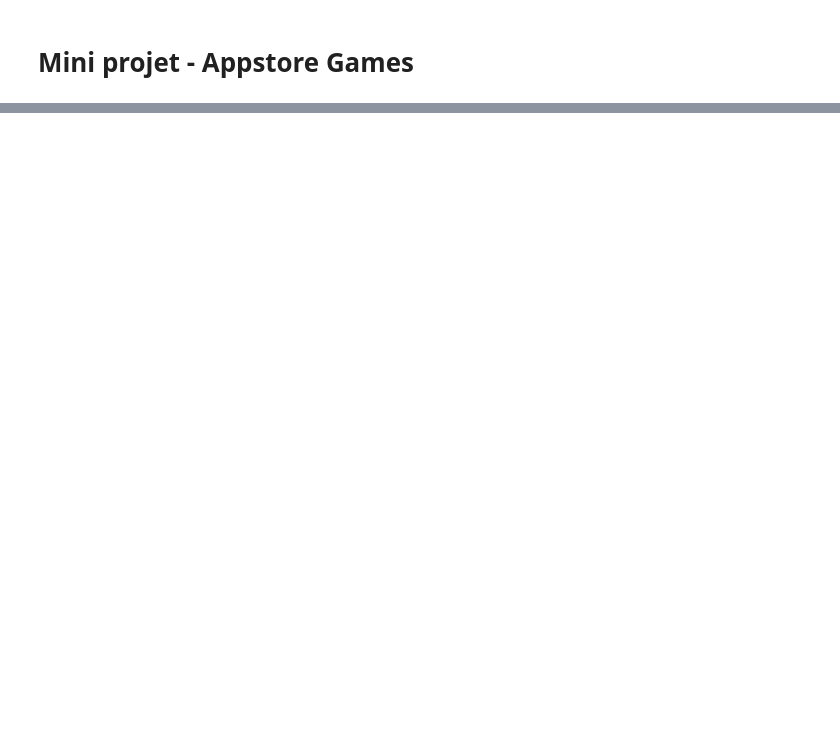
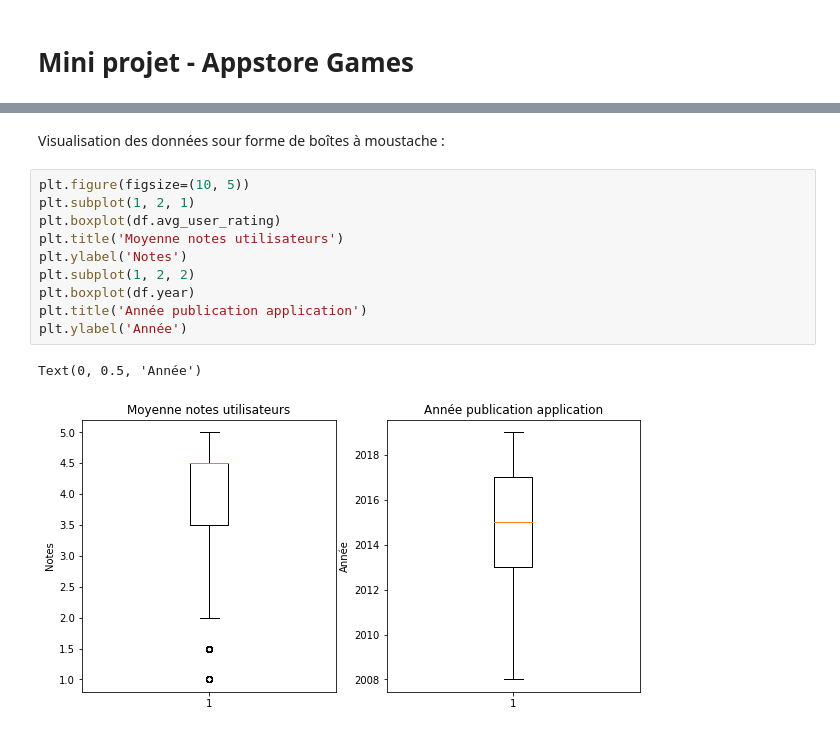
Before and after one commit to MaximeDubost/Python-H3, a Jupyter notebook: appstore_games.ipynb, the cells around one changed output, grey strips where cells are left out. Saved outputs shown, nothing was run; the diff lists cells and outputs as text; blank space fills up the shorter version.

```diff
--- a/appstore_games.ipynb
+++ b/appstore_games.ipynb
@@ -102,0 +133,15 @@ plt.show()
+# %% [markdown]
+Visualisation des données sour forme de boîtes à moustache :
+# %%
+plt.figure(figsize=(10, 5))
+plt.subplot(1, 2, 1)
+plt.boxplot(df.avg_user_rating)
+plt.title('Moyenne notes utilisateurs')
+plt.ylabel('Notes')
+plt.subplot(1, 2, 2)
+plt.boxplot(df.year)
+plt.title('Année publication application')
+plt.ylabel('Année')
+# %% [output]
+Text(0, 0.5, 'Année')
+[figure, added]
```
Also changed, not shown: parts of 36 cells of this notebook.
